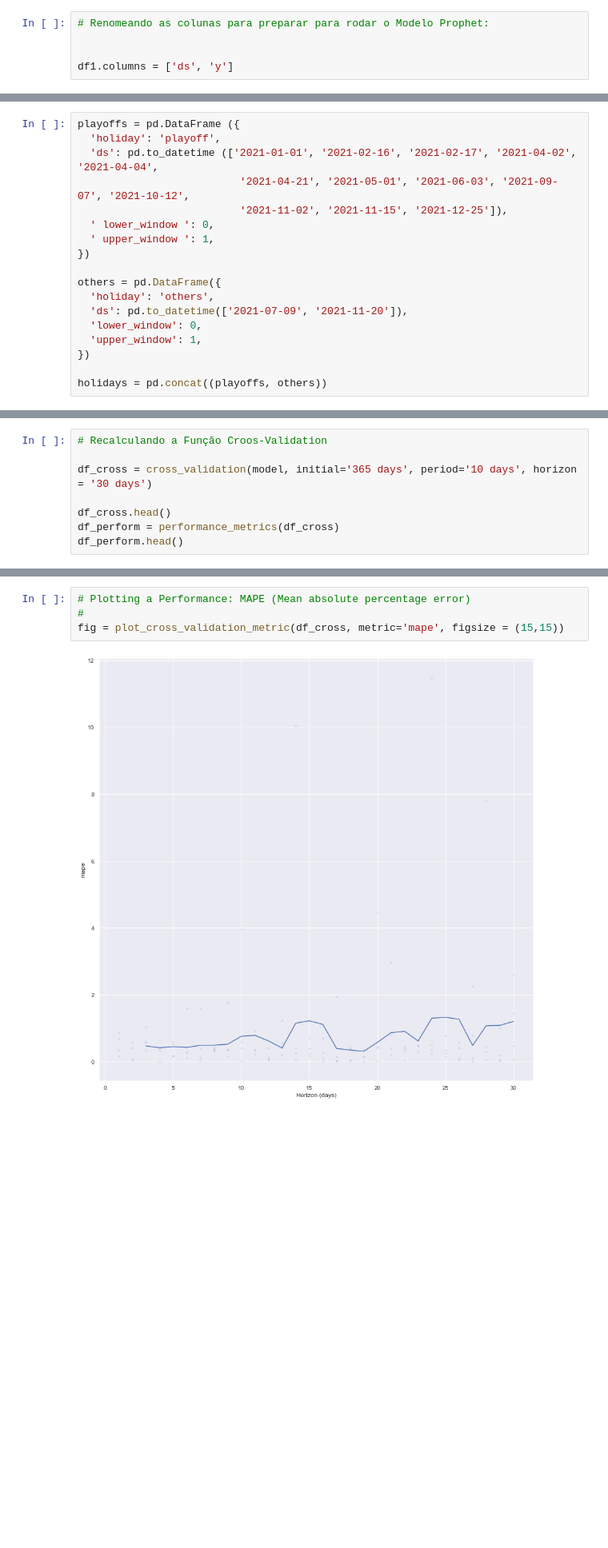
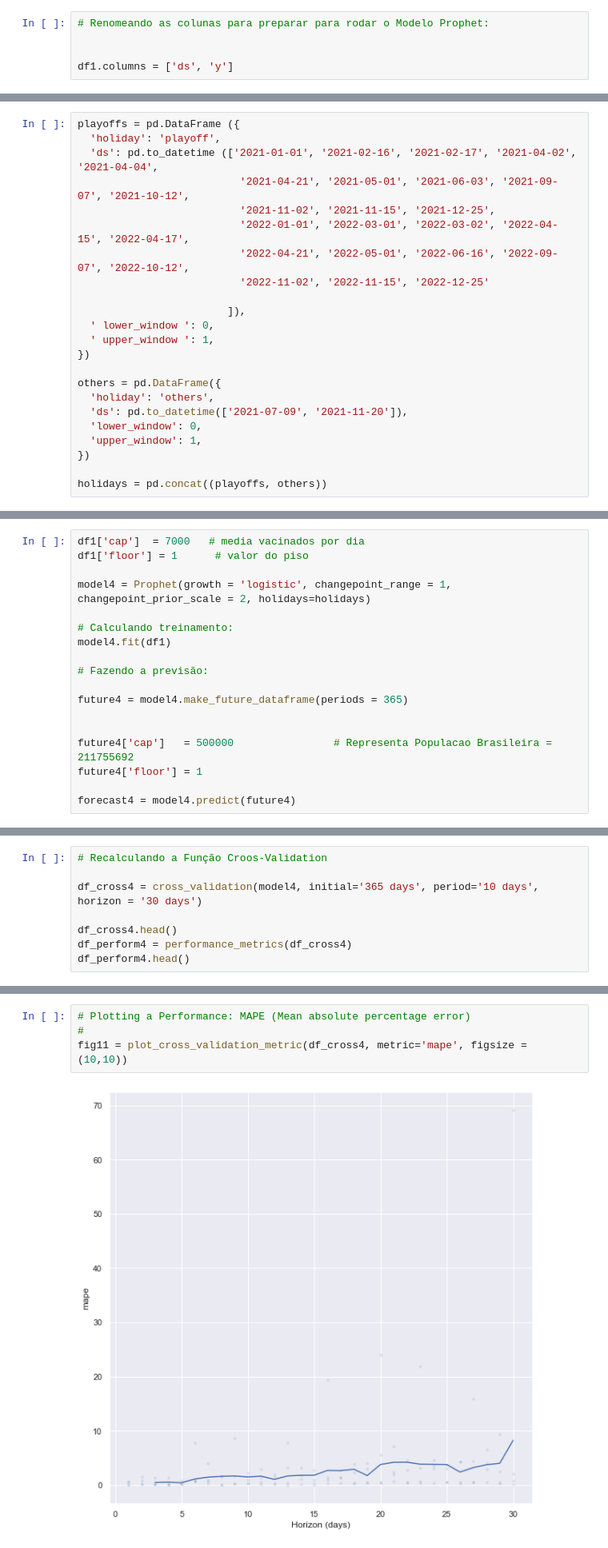
Before and after one commit to nubia-mp1211/Projeto-Final, a Jupyter notebook: ATUAL -Tratando-Vacinados e Previsoes.ipynb, the cells around one changed output, grey strips where cells are left out. Shown at 80% size. Drawn from its saved outputs; the diff is of its cells as text; blank space fills up the shorter version.

```diff
--- a/ATUAL -Tratando-Vacinados e Previsoes.ipynb
+++ b/ATUAL -Tratando-Vacinados e Previsoes.ipynb
@@ -701,7 +710,12 @@ playoffs = pd.DataFrame ({
   'holiday': 'playoff',
   'ds': pd.to_datetime (['2021-01-01', '2021-02-16', '2021-02-17', '2021-04-02', '2021-04-04',
                           '2021-04-21', '2021-05-01', '2021-06-03', '2021-09-07', '2021-10-12',
-                          '2021-11-02', '2021-11-15', '2021-12-25']),
+                          '2021-11-02', '2021-11-15', '2021-12-25',
+                          '2022-01-01', '2022-03-01', '2022-03-02', '2022-04-15', '2022-04-17',
+                          '2022-04-21', '2022-05-01', '2022-06-16', '2022-09-07', '2022-10-12',
+                          '2022-11-02', '2022-11-15', '2022-12-25'
+
+                        ]),
   ' lower_window ': 0,
   ' upper_window ': 1,
 })
@@ -743,0 +734,18 @@ INFO:prophet:Disabling daily seasonality. Run prophet with daily_seasonality=Tru
+# %%
+df1['cap']  = 7000   # media vacinados por dia
+df1['floor'] = 1      # valor do piso
+
+model4 = Prophet(growth = 'logistic', changepoint_range = 1, changepoint_prior_scale = 2, holidays=holidays)
+
+# Calculando treinamento:
+model4.fit(df1)
+
+# Fazendo a previsão:
+
+future4 = model4.make_future_dataframe(periods = 365)
+
+
+future4['cap']   = 500000                # Representa Populacao Brasileira = 211755692
+future4['floor'] = 1
+
+forecast4 = model4.predict(future4)
@@ -744,11 +755,11 @@ INFO:prophet:Disabling daily seasonality. Run prophet with daily_seasonality=Tru
 # %%
 # Recalculando a Função Croos-Validation
 
-df_cross = cross_validation(model, initial='365 days', period='10 days', horizon = '30 days')
+df_cross4 = cross_validation(model4, initial='365 days', period='10 days', horizon = '30 days')
 
-df_cross.head()
-df_perform = performance_metrics(df_cross)
-df_perform.head()
+df_cross4.head()
+df_perform4 = performance_metrics(df_cross4)
+df_perform4.head()
 # %% [output]
 INFO:prophet:Making 4 forecasts with cutoffs between 2021-03-26 00:00:00 and 2021-04-25 00:00:00
 |  | horizon | mse | rmse | mae | mape | mdape | smape | coverage |
@@ -760,8 +771,8 @@ INFO:prophet:Making 4 forecasts with cutoffs between 2021-03-26 00:00:00 and 202
 # %%
 # Plotting a Performance: MAPE (Mean absolute percentage error)
 #
-fig = plot_cross_validation_metric(df_cross, metric='mape', figsize = (15,15))
+fig11 = plot_cross_validation_metric(df_cross4, metric='mape', figsize = (10,10))
 # %% [output]
-[figure, old version]
+[figure, new version]
 # %%
 # Plotting Median Absolute Percentage Error: MDAPE
```
Also changed, not shown: parts of 75 cells of this notebook.
